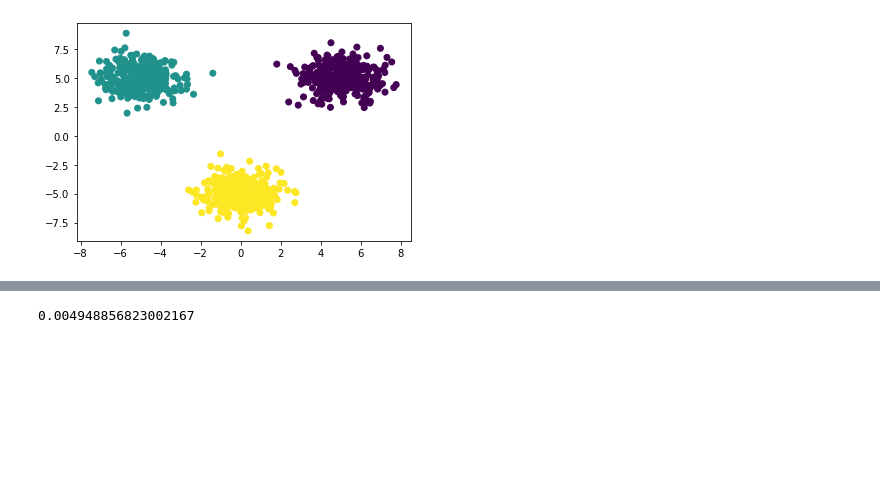
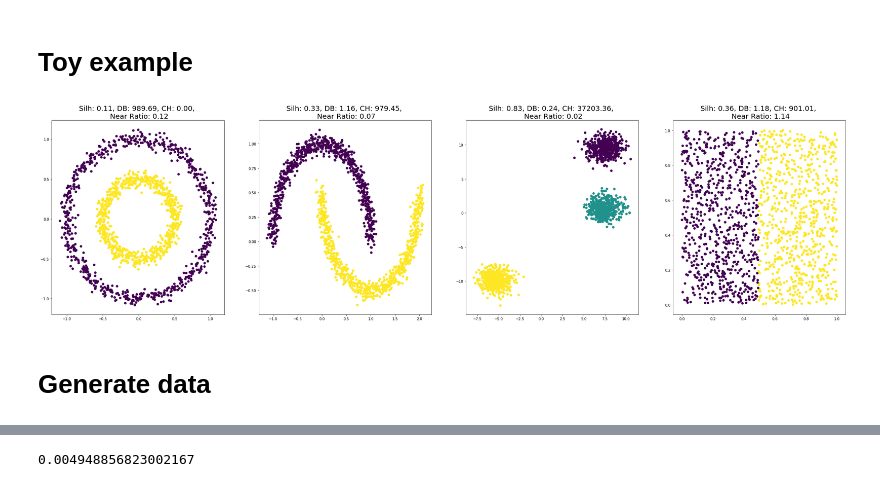
Before and after one commit to blufzzz/Skoltech-Microbiome-Project, a Jupyter notebook: Statistical significance.ipynb, the cells around one changed output, grey strips where cells are left out. Drawn from its saved outputs; the diff is of its cells as text; code cells hidden in the pictures; blank space fills up the shorter version.

```diff
--- a/Statistical significance.ipynb
+++ b/Statistical significance.ipynb
@@ -25,3 +75,40 @@ The autoreload extension is already loaded. To reload it, use:
+# %% [markdown]
+# Toy example
+# %%
+np.random.seed(0)
+
+# Generate datasets. We choose the size big enough to see the scalability
+# of the algorithms, but not too big to avoid too long running times
+n_samples = 1500
+
+data_dict = {'circles': make_circles(n_samples=n_samples, factor=.5,noise=.05),
+             'moons': make_moons(n_samples=n_samples, noise=.05),
+             'blobs': make_blobs(n_samples=n_samples, random_state=8)}
+
+no_structure = np.random.rand(n_samples, 2)
+y_no_structure = (no_structure[:,0] > no_structure.mean()).astype(int)
+data_dict['uniform'] = [no_structure, y_no_structure]
+# %%
+fig, axes = plt.subplots(ncols=len(data_dict), figsize=(len(data_dict)*10, 10))
+for i,(k,v) in enumerate(data_dict.items()):
+    x,y = v
+    db = davies_bouldin_score(x,y)
+    sh = silhouette_score(x,y)
+    ch = calinski_harabasz_score(x,y)
+    nr = nearest_ratio_score(x,y)
+
+    sh = "{:.2f}".format(sh)
+    db = "{:.2f}".format(db)
+    ch = "{:.2f}".format(ch)
+    nr = "{:.2f}".format(nr)
+
+    axes[i].scatter(x[:,0], x[:,1], c=y)
+    axes[i].set_title(f'Silh: {sh}, DB: {db}, CH: {ch}, \n Near Ratio: {nr}', fontsize=20)
+plt.show()
+# %% [output]
+[figure, added]
+# %% [markdown]
+# Generate data
 # %%
 # paths to the databases containing the PCA and Isomap projections
 root = './separate_datasets_transformed/'
@@ -44,5 +132,0 @@ X,y = make_blobs(n_samples=1000, n_features=2, centers=np.array([[5,5],[-5,5], [
-# %%
-plt.scatter(X[:,0],X[:,1], c=y)
-plt.show()
-# %% [output]
-[figure, removed]
```
Also changed, not shown: parts of 34 cells of this notebook, 7 other files.
